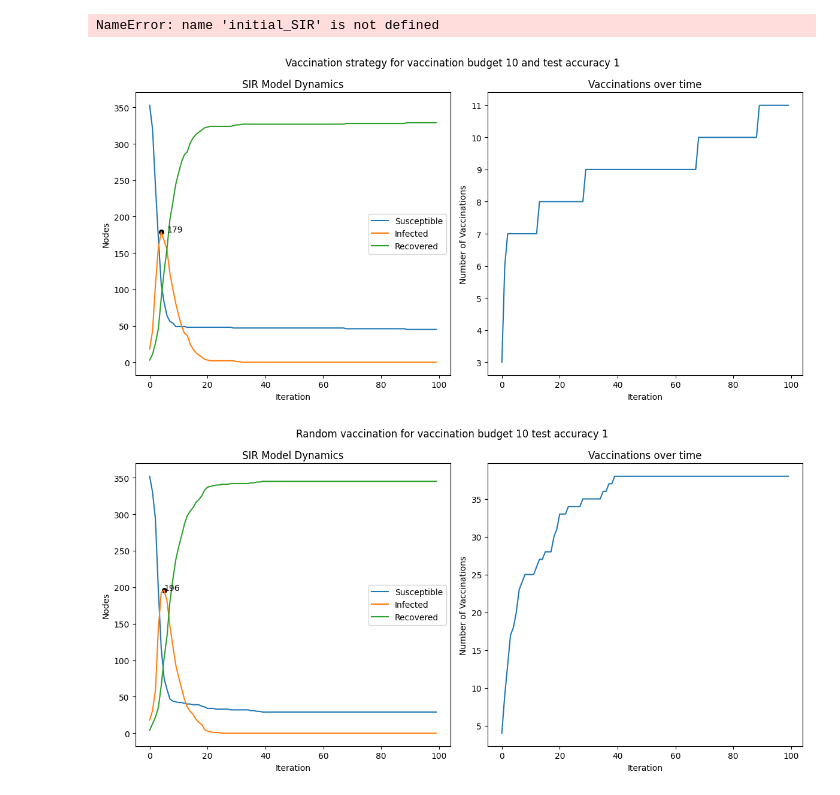
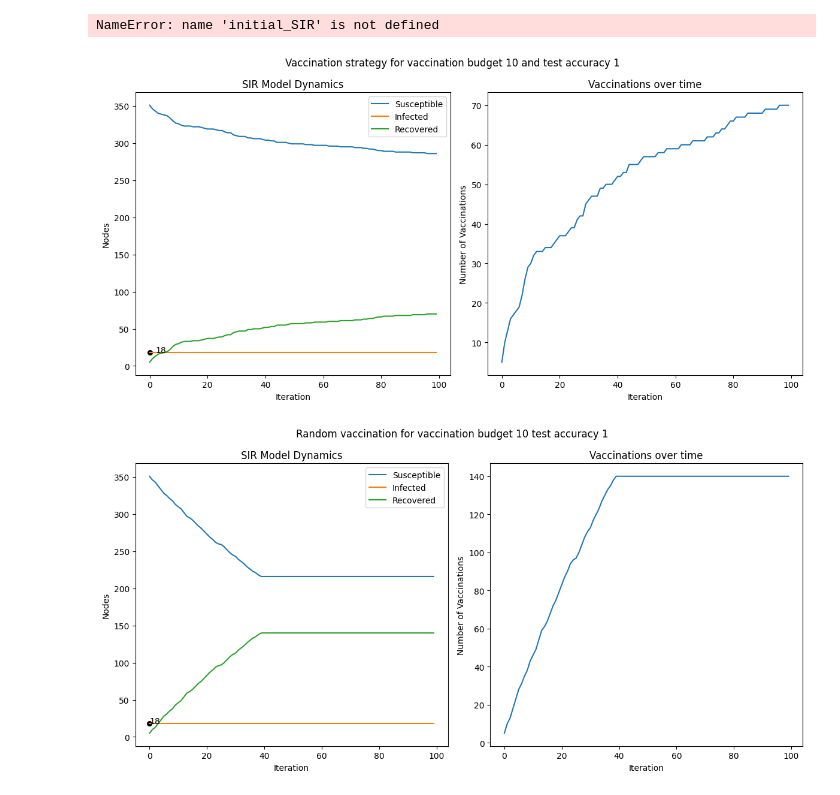
Before and after one commit to JTimmr/CS_Assignment_2, a Jupyter notebook: main.ipynb, the cells around one changed output. Drawn from its saved outputs; the diff is of its cells as text; code cells hidden in the pictures.

Commit message:
final plots

```diff
--- a/main.ipynb
+++ b/main.ipynb
@@ -1373,7 +1373,7 @@ def strategy_1(model, N_iterations, vaccination_budget_it, vaccination_budget_to
     vaccinated = []
 
     # Vaccination strategy 1: Vaccinated most central hubs
-    for _ in range(N_iterations):
+    for i in range(N_iterations):
         vaccination_budget = vaccination_budget_it
         testing_budget = testing_budget_it
 
@@ -1409,6 +1409,7 @@ def strategy_1(model, N_iterations, vaccination_budget_it, vaccination_budget_to
                     vaccination_budget, vaccination_budget_total = vaccinate_node(model, max_neighbor, vaccinated, vaccination_budget, vaccination_budget_total)
 
         # Save the data
+        result = model.iteration()
         status = model.status
         susceptible = sum(1 for node, state in status.items() if state == 0)
         infected = sum(1 for node, state in status.items() if state == 1)
@@ -1418,7 +1419,7 @@ def strategy_1(model, N_iterations, vaccination_budget_it, vaccination_budget_to
         recovered_data.append(recovered)
         vaccinated_data.append(len(vaccinated))
 
-    return susceptible_data, infected_data, recovered_data, vaccinated_data
+    return result, susceptible_data, infected_data, recovered_data, vaccinated_data
 # %%
 def strategy_2(model, N_iterations, vaccination_budget_it, vaccination_budget_total, testing_budget_it, testing_budget_total, testing_accuracy):
     susceptible_data = []
@@ -1429,7 +1430,7 @@ def strategy_2(model, N_iterations, vaccination_budget_it, vaccination_budget_to
     testing_budget_total = 200
     vaccination_budget_total = 200
 
-    for _ in range(N_iterations):
+    for iteration in range(N_iterations):
         vaccination_budget = vaccination_budget_it
         testing_budget = testing_budget_it
 
@@ -1447,6 +1448,7 @@ def strategy_2(model, N_iterations, vaccination_budget_it, vaccination_budget_to
                 else:
                     continue
 
+        iteration2 = model.iteration()
         status = model.status
         susceptible = sum(1 for node, state in status.items() if state == 0)
         infected = sum(1 for node, state in status.items() if state == 1)
@@ -1456,7 +1458,7 @@ def strategy_2(model, N_iterations, vaccination_budget_it, vaccination_budget_to
         recovered_data.append(recovered)
         vaccinated_data.append(len(vaccinated))
 
-    return susceptible_data, infected_data, recovered_data, vaccinated_data
+    return iteration2, susceptible_data, infected_data, recovered_data, vaccinated_data
 # %%
 # Dynamic Vaccination strategy
 
@@ -1492,10 +1494,13 @@ cfg.add_model_parameter("initial_infected_nodes", initial_infected)
 model1.set_initial_status(cfg)
 model2.set_initial_status(cfg)
 
-susceptible_data1, infected_data1, recovered_data1, vaccinated_data1 = strategy_1(model1, N_iterations, vaccination_budget_it, vaccination_budget_total, testing_budget_it, testing_budget_total, testing_accuracy)
+result1, susceptible_data1, infected_data1, recovered_data1, vaccinated_data1 = strategy_1(model1, N_iterations, vaccination_budget_it, vaccination_budget_total, testing_budget_it, testing_budget_total, testing_accuracy)
+
+
+final_status1 = model1.status
 
 # Vaccination strategy 2: Randomly vaccinating people
-susceptible_data2, infected_data2, recovered_data2, vaccinated_data2 = strategy_2(model2, N_iterations, vaccination_budget_it, vaccination_budget_total, testing_budget_it, testing_budget_total, testing_accuracy)
+iteration2, susceptible_data2, infected_data2, recovered_data2, vaccinated_data2 = strategy_2(model2, N_iterations, vaccination_budget_it, vaccination_budget_total, testing_budget_it, testing_budget_total, testing_accuracy)
 
 
 plt.figure(figsize=(12, 6))
@@ -1524,32 +1529,32 @@ plt.tight_layout()
 plt.show()
 
 
 plt.figure(figsize=(12, 6))
 plt.subplot(1, 2, 1)
 max_infected = max(infected_data2)
 max_infected_x = infected_data2.index(max_infected)
 plt.scatter(max_infected_x, max_infected, color = 'black', s=30)
 plt.text(max_infected_x, max_infected, f'{max_infected}', fontsize=10, color='black')
 
 
 plt.plot(range(N_iterations), susceptible_data2, label='Susceptible')
 plt.plot(range(N_iterations), infected_data2, label='Infected')
 plt.plot(range(N_iterations), recovered_data2, label='Recovered')
 plt.xlabel('Iteration')
 plt.ylabel('Nodes')
 plt.title('SIR Model Dynamics')
 plt.legend()
 
 # Plot the number of vaccinations
 plt.subplot(1, 2, 2)
 plt.plot(range(N_iterations), vaccinated_data2, label='Vaccinations')
 plt.xlabel('Iteration')
 plt.ylabel('Number of Vaccinations')
 plt.title('Vaccinations over time')
 plt.suptitle(f"Random vaccination for vaccination budget {vaccination_budget_it} test accuracy {testing_accuracy}")
 
 plt.tight_layout()
 plt.show()
 # %% [output]
-[figure, old version]
+[figure, new version]
-[figure, old version]
+[figure, new version]
```
